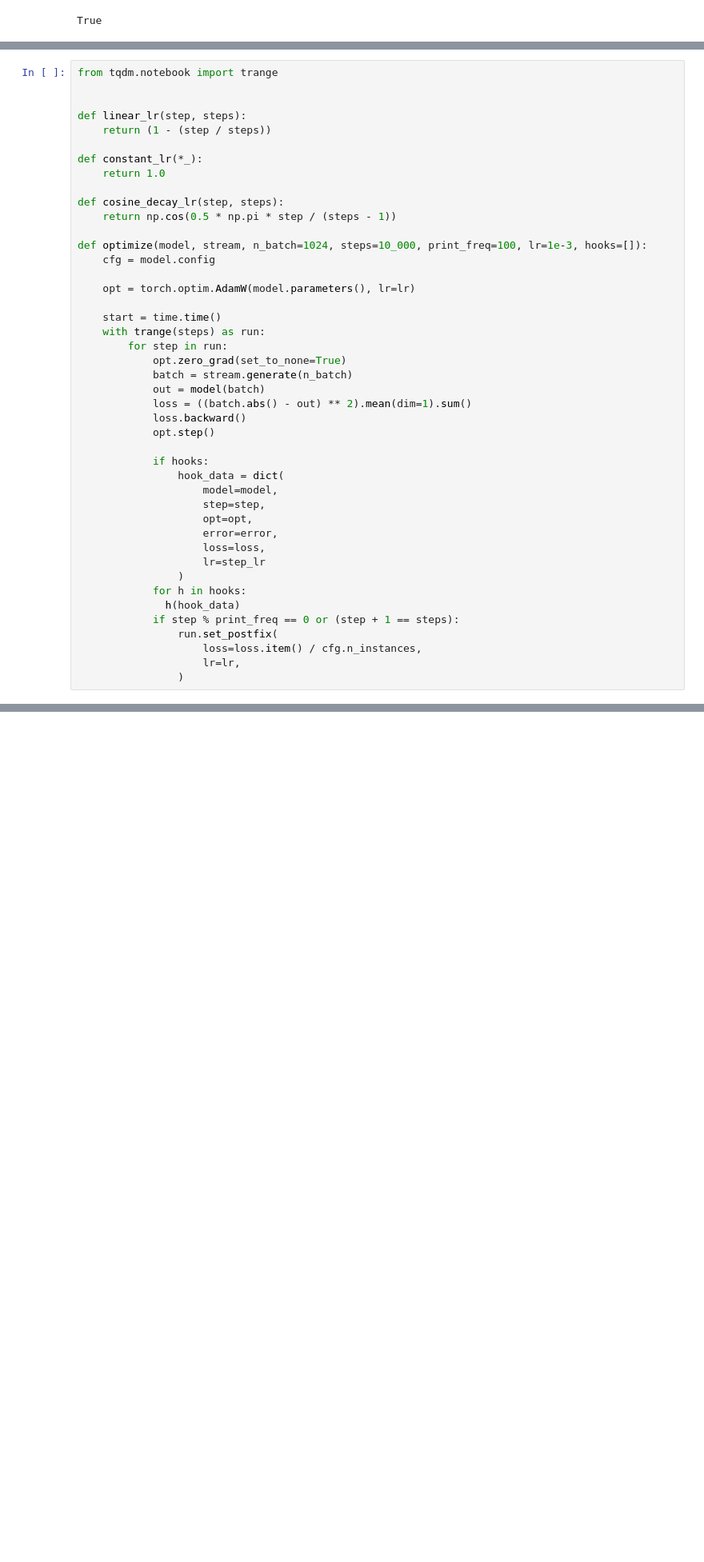
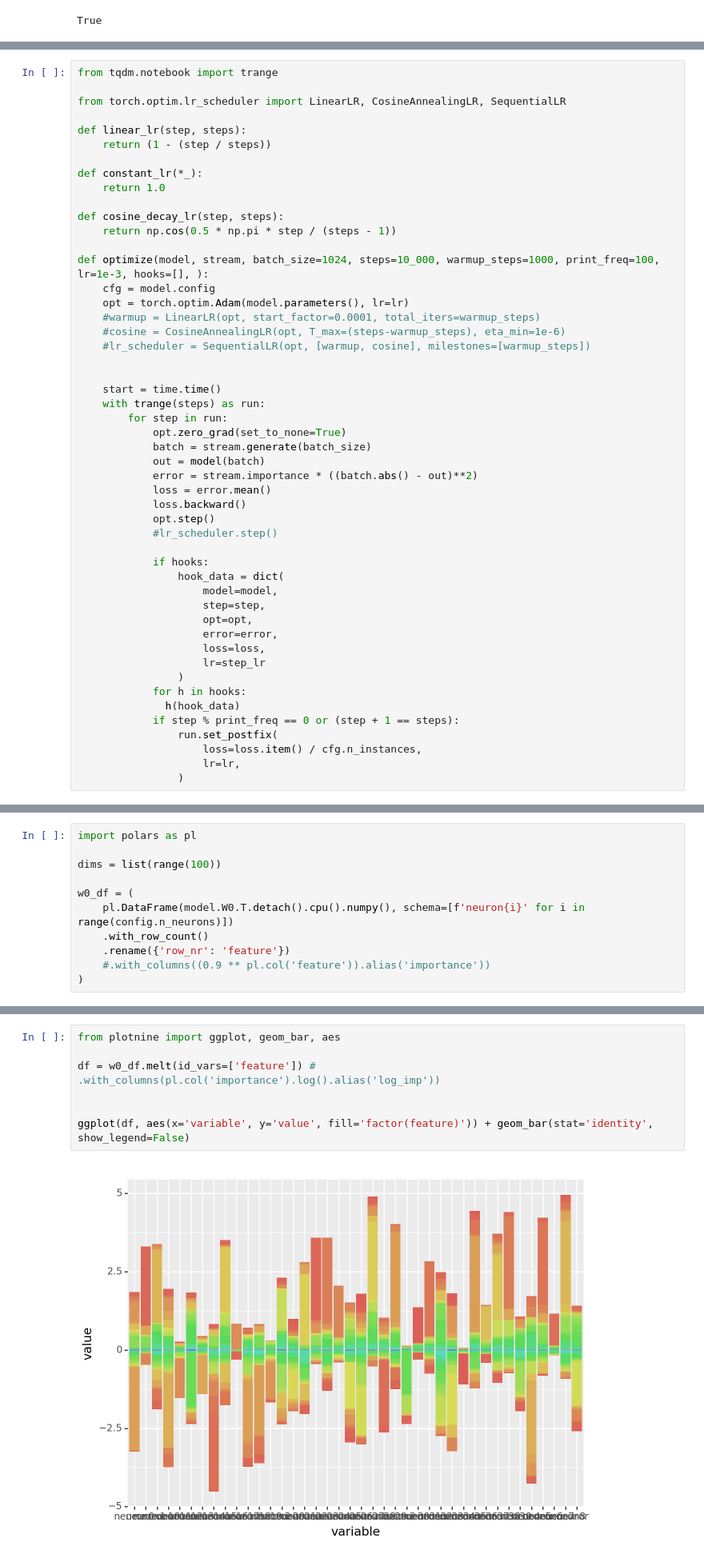
Before and after one commit to dashstander/superposition, a Jupyter notebook: basics.ipynb, the cells around one changed output, grey strips where cells are left out. Shown at 80% size. Saved outputs shown, nothing was run; the diff lists cells and outputs as text; blank space fills up the shorter version.

```diff
--- a/basics.ipynb
+++ b/basics.ipynb
@@ -146,6 +92,7 @@ tensor([[ 0.0000e+00,  0.0000e+00,  0.0000e+00,  0.0000e+00],
 # %%
 from tqdm.notebook import trange
 
+from torch.optim.lr_scheduler import LinearLR, CosineAnnealingLR, SequentialLR
 
 def linear_lr(step, steps):
     return (1 - (step / steps))
@@ -156,20 +103,25 @@ def constant_lr(*_):
 def cosine_decay_lr(step, steps):
     return np.cos(0.5 * np.pi * step / (steps - 1))
 
-def optimize(model, stream, n_batch=1024, steps=10_000, print_freq=100, lr=1e-3, hooks=[]):
+def optimize(model, stream, batch_size=1024, steps=10_000, warmup_steps=1000, print_freq=100, lr=1e-3, hooks=[], ):
     cfg = model.config
+    opt = torch.optim.Adam(model.parameters(), lr=lr)
+    #warmup = LinearLR(opt, start_factor=0.0001, total_iters=warmup_steps)
+    #cosine = CosineAnnealingLR(opt, T_max=(steps-warmup_steps), eta_min=1e-6)
+    #lr_scheduler = SequentialLR(opt, [warmup, cosine], milestones=[warmup_steps])
 
-    opt = torch.optim.AdamW(model.parameters(), lr=lr)
 
     start = time.time()
     with trange(steps) as run:
         for step in run:
             opt.zero_grad(set_to_none=True)
-            batch = stream.generate(n_batch)
+            batch = stream.generate(batch_size)
             out = model(batch)
-            loss = ((batch.abs() - out) ** 2).mean(dim=1).sum()
+            error = stream.importance * ((batch.abs() - out)**2)
+            loss = error.mean()
             loss.backward()
             opt.step()
+            #lr_scheduler.step()
 
             if hooks:
                 hook_data = dict(
@@ -230,0 +174,11 @@ tensor([[-8.4099e-05,  1.6878e-06, -1.5034e+00, -4.3521e-05,  1.9523e-04],
+# %%
+import polars as pl
+
+dims = list(range(100))
+
+w0_df = (
+    pl.DataFrame(model.W0.T.detach().cpu().numpy(), schema=[f'neuron{i}' for i in range(config.n_neurons)])
+    .with_row_count()
+    .rename({'row_nr': 'feature'})
+    #.with_columns((0.9 ** pl.col('feature')).alias('importance'))
+)
@@ -230,0 +320,9 @@ tensor([[-8.4099e-05,  1.6878e-06, -1.5034e+00, -4.3521e-05,  1.9523e-04],
+# %%
+from plotnine import ggplot, geom_bar, aes
+
+df = w0_df.melt(id_vars=['feature']) # .with_columns(pl.col('importance').log().alias('log_imp'))
+
+
+ggplot(df, aes(x='variable', y='value', fill='factor(feature)')) + geom_bar(stat='identity', show_legend=False)
+# %% [output]
+[figure, added]
```
Also changed, not shown: parts of 54 cells of this notebook.
